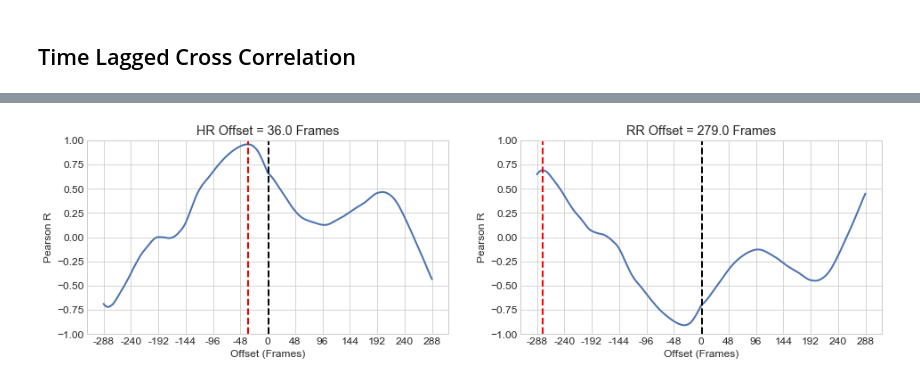
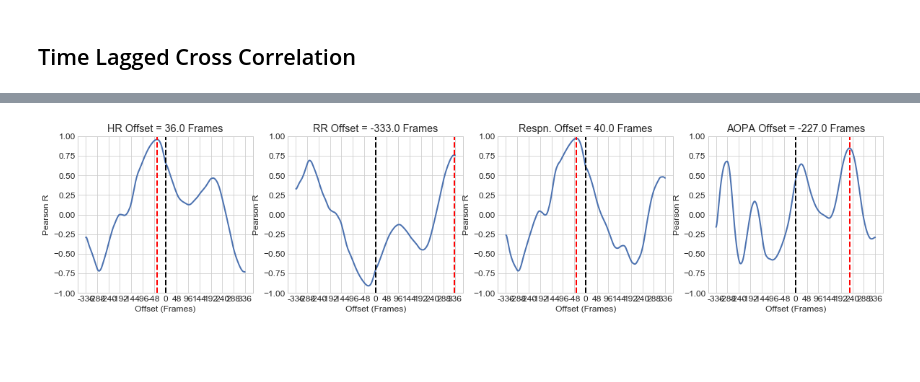
Before and after one commit to camille-004/scripps-internship, a Jupyter notebook: cross_correlation.ipynb, the cells around one changed output, grey strips where cells are left out. Cells and saved outputs as stored; diff of their text form; code cells hidden in the pictures; blank space fills up the shorter version.

Commit message:
data for cross correlation

```diff
--- a/cross_correlation.ipynb
+++ b/cross_correlation.ipynb
@@ -46,9 +71,12 @@ Text(0.5, 1.0, 'RR Mean Moving Average')
 # %%
 import scipy.stats as stats
 
-temp_mean = df.loc['e1001'].loc['Temp_Mean']['Moving_Average'][48:]
-hr_mean = df.loc['e1001'].loc['HR_Mean']['Moving_Average'][48:]
-rr_mean = df.loc['e1001'].loc['RR_Mean']['Moving_Average'][48:]
+temp_mean = df.loc['e1001'].loc['Temp_Mean']['Standard_Dev'][48:]
+hr_mean = df.loc['e1001'].loc['HR_Mean']['Standard_Dev'][48:]
+rr_mean = df.loc['e1001'].loc['RR_Mean']['Standard_Dev'][48:]
+resp_mean = df.loc['e1001'].loc['RespMean_Mean']['Standard_Dev'][48:]
+aopa_mean = df.loc['e1001'].loc['AOPAMean_Mean']['Standard_Dev'][48:]
+
 print('Pearson R for Temp_Mean and HR_Mean: '
       + str(stats.pearsonr(temp_mean, hr_mean)[0]))
 print('Two-tailed p-value: '
@@ -58,4 +86,14 @@ print('Pearson R for Temp_Mean and RR_Mean: '
       + str(stats.pearsonr(temp_mean, rr_mean)[0]))
 print('Two-tailed p-value: '
       + str(stats.pearsonr(temp_mean, rr_mean)[1]))
+print()
+print('Pearson R for Temp_Mean and Resp_Mean: '
+      + str(stats.pearsonr(temp_mean, resp_mean)[0]))
+print('Two-tailed p-value: '
+      + str(stats.pearsonr(temp_mean, resp_mean)[1]))
+print()
+print('Pearson R for Temp_Mean and AOPA_Mean: '
+      + str(stats.pearsonr(temp_mean, aopa_mean)[0]))
+print('Two-tailed p-value: '
+      + str(stats.pearsonr(temp_mean, aopa_mean)[1]))
 # %% [output]
@@ -194,20 +282,27 @@ plt.xticks(ticks=range(0, int(plt.xlim()[1]), 48),
 # %%
-def cross_corr_subj(table, subj):
+def cross_corr_subj(table, subj, metric):
     df = hierarchical_df(table)
 
-    temp_mean = df.loc[subj].loc['Temp_Mean']['Moving_Average'][48:]
-    hr_mean = df.loc[subj].loc['HR_Mean']['Moving_Average'][48:]
-    rr_mean = df.loc[subj].loc['RR_Mean']['Moving_Average'][48:]
+    temp_mean = df.loc[subj].loc['Temp_Mean'][metric][48:]
+    hr_mean = df.loc[subj].loc['HR_Mean'][metric][48:]
+    rr_mean = df.loc[subj].loc['RR_Mean'][metric][48:]
+    resp_mean = df.loc[subj].loc['RespMean_Mean'][metric][48:]
+    aopa_mean = df.loc[subj].loc['AOPAMean_Mean'][metric][48:]
 
     temp_hr = pd.DataFrame({'Temp': temp_mean,
                             'HR': hr_mean,
-                            'RR': rr_mean})
+                            'RR': rr_mean,
+                            'Resp': resp_mean,
+                            'AOPA': aopa_mean})
 
     data_a = pd.Series(temp_mean)
     data_b = pd.Series(hr_mean)
     data_c = pd.Series(rr_mean)
+    data_d = pd.Series(resp_mean)
+    data_e = pd.Series(aopa_mean)
+
     seconds = np.floor(len(
-        np.unique(np.floor(df.loc['e1001'].loc[
+        np.unique(np.floor(df.loc[subj].loc[
             'Temp_Mean']['Day'])) - 1) / 2)
 
     fps = 48
@@ -218,36 +313,68 @@ def cross_corr_subj(table, subj):
     cc2 = [cross_correlation(
         data_a, data_c, lag) for lag in range(
         -int(seconds * fps), int(seconds * fps + 1))]
+    cc3 = [cross_correlation(
+        data_a, data_d, lag) for lag in range(
+        -int(seconds * fps), int(seconds * fps + 1))]
+    cc4 = [cross_correlation(
+        data_a, data_e, lag) for lag in range(
+        -int(seconds * fps), int(seconds * fps + 1))]
 
     offset = np.ceil(len(cc) / 2) - np.argmax(cc)
     offset2 = np.ceil(len(cc2) / 2) - np.argmax(cc2)
+    offset3 = np.ceil(len(cc3) / 2) - np.argmax(cc3)
+    offset4 = np.ceil(len(cc4) / 2) - np.argmax(cc4)
 
-    fig = plt.figure()
-    fig.add_subplot(1, 2, 1)
+    fig = plt.figure(figsize=(20,4))
+    fig.add_subplot(1, 4, 1)
     plt.plot(cc)
     plt.axvline(np.ceil(len(cc) / 2), color='k', linestyle='--', label='Center')
     plt.axvline(np.argmax(cc), color='r', linestyle='--', label='Peak synchrony')
     plt.title(f'HR Offset = {offset} Frames')
     plt.ylim([-1, 1])
     plt.ylabel('Pearson R')
     plt.xlabel('Offset (Frames)')
     plt.xticks(ticks=range(0, int(plt.xlim()[1]), 48),
                labels=range(-int(seconds) * 48, int(
                    seconds) * 48 + 1, 48))
 
-    fig.add_subplot(1, 2, 2)
+    fig.add_subplot(1, 4, 2)
     plt.plot(cc2)
     plt.axvline(np.ceil(len(cc2) / 2), color='k', linestyle='--', label='Center')
     plt.axvline(np.argmax(cc2), color='r', linestyle='--', label='Peak synchrony')
     plt.title(f'RR Offset = {offset2} Frames')
     plt.ylim([-1, 1])
     plt.ylabel('Pearson R')
     plt.xlabel('Offset (Frames)')
     plt.xticks(ticks=range(0, int(plt.xlim()[1]), 48),
                labels=range(-int(seconds) * 48, int(
                    seconds) * 48 + 1, 48))
 
+    fig.add_subplot(1, 4, 3)
+    plt.plot(cc3)
+    plt.axvline(np.ceil(len(cc3) / 2), color='k', linestyle='--', label='Center')
+    plt.axvline(np.argmax(cc3), color='r', linestyle='--', label='Peak synchrony')
+    plt.title(f'Respn. Offset = {offset3} Frames')
+    plt.ylim([-1, 1])
+    plt.ylabel('Pearson R')
+    plt.xlabel('Offset (Frames)')
+    plt.xticks(ticks=range(0, int(plt.xlim()[1]), 48),
+               labels=range(-int(seconds) * 48, int(
+                   seconds) * 48 + 1, 48))
+
+    fig.add_subplot(1, 4, 4)
+    plt.plot(cc4)
+    plt.axvline(np.ceil(len(cc4) / 2), color='k', linestyle='--', label='Center')
+    plt.axvline(np.argmax(cc4), color='r', linestyle='--', label='Peak synchrony')
+    plt.title(f'AOPA Offset = {offset4} Frames')
+    plt.ylim([-1, 1])
+    plt.ylabel('Pearson R')
+    plt.xlabel('Offset (Frames)')
+    plt.xticks(ticks=range(0, int(plt.xlim()[1]), 48),
+               labels=range(-int(seconds) * 48, int(
+                   seconds) * 48 + 1, 48))
+
 for subj in np.unique(df.index.get_level_values(0))[1:]:
-    cross_corr_subj('transformed_csvs/EBOV-Cyno-Aero-1_transformed.csv', subj)
+    cross_corr_subj('transformed_csvs/EBOV-Cyno-Aero-1_transformed.csv', subj, 'Moving_Average')
 # %% [output]
-[figure, old version]
+[figure, new version]
```
Also changed, not shown: parts of 10 cells of this notebook, 2 other files.
